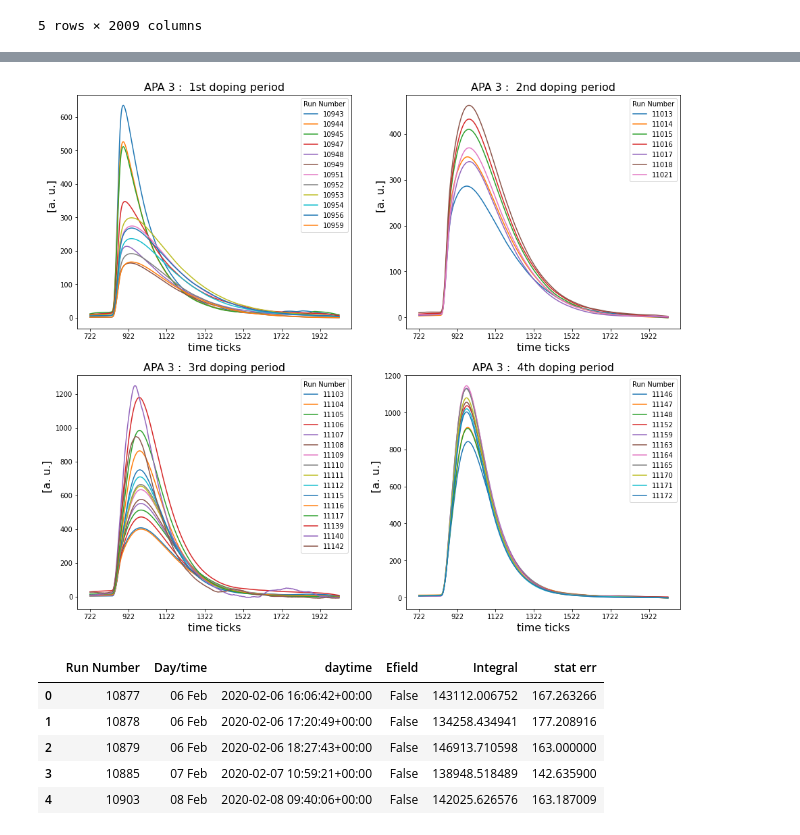
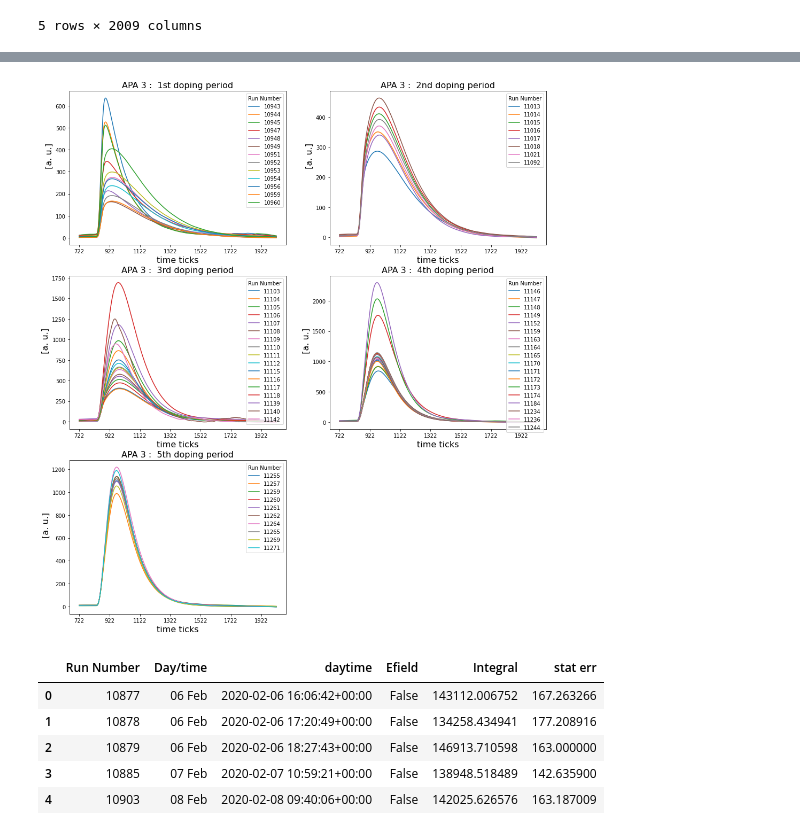
Before and after one commit to stbordoni/Arapuca, a Jupyter notebook: doIntegralPlots.ipynb, the cells around one changed output, grey strips where cells are left out. Saved outputs shown, nothing was run; the diff lists cells and outputs as text; code cells hidden in the pictures.

```diff
--- a/doIntegralPlots.ipynb
+++ b/doIntegralPlots.ipynb
@@ -435,16 +477,16 @@ df_wfapa6_Xe_dop4 = df_goodwf_apa6[apa6_Xedop_4]
 # %%
-fig = plt.figure(figsize=(16,14))
+fig = plt.figure(figsize=(16,18))
 plt.title('APA 6 : average waveforms', fontsize=16)
 
 
-ax1=plt.subplot(221)
+ax1=plt.subplot(321)
 plt.title('APA 6 :  1st doping period', fontsize=16)
 plt.xlabel('time ticks', fontsize=16, ma='right')
 plt.ylabel('         [a. u.]', fontsize=16)
 df_wfapa6_Xe_dop1[700:2000].plot(ax=ax1)
 
 
-ax2=plt.subplot(222)
+ax2=plt.subplot(322)
 plt.title('APA 6 :  2nd doping period', fontsize=16)
 plt.xlabel('time ticks', fontsize=16, ma='right')
 plt.ylabel('         [a. u.]', fontsize=16)
@@ -452,18 +494,27 @@ df_wfapa6_Xe_dop2[700:2000].plot(ax=ax2)
 
 
 
-ax3=plt.subplot(223)
+ax3=plt.subplot(323)
 plt.xlabel('time ticks', fontsize=16, ma='right')
 plt.ylabel('         [a. u.]', fontsize=16)
 plt.title('APA 6 :  3rd doping period', fontsize=16)
 df_wfapa6_Xe_dop3[700:2000].plot(ax=ax3)
 
-ax4=plt.subplot(224)
+ax4=plt.subplot(324)
 plt.title('APA 6 :  4th doping period', fontsize=16)
 plt.xlabel('time ticks', fontsize=16, ma='right')
 plt.ylabel('         [a. u.]', fontsize=16)
 df_wfapa6_Xe_dop4[700:2000].plot(ax=ax4)
 
+
+ax5=plt.subplot(325)
+plt.title('APA 6 :  5th doping period', fontsize=16)
+plt.xlabel('time ticks', fontsize=16, ma='right')
+plt.ylabel('         [a. u.]', fontsize=16)
+df_wfapa6_Xe_dop5[700:2000].plot(ax=ax5)
+
+
+
 plt.show()
 fig.savefig('./av_wfs_APA6_perdopingperiod.pdf')
 # %% [output]
@@ -533,7 +584,8 @@ apa3_Xedop_1 = [c for c in col if (c >=10943) & (c <=10960)]
 apa3_Xedop_2 = [c for c in col if (c >11008) & (c < 11101)  ]
 
 apa3_Xedop_3 = [c for c in col if (c >11102) & (c < 11143)  ]
-apa3_Xedop_4 = [c for c in col if (c >11145)   ]
+apa3_Xedop_4 = [c for c in col if (c >11145) & (c <= 11244) ]
+apa3_Xedop_5 = [c for c in col if (c >=11245) & (c < 11290)  ]
 
 
 df_wfapa3_Xe_pre = df_goodwf_apa3[apa3_Xedop_pre]
@@ -541,43 +593,50 @@ df_wfapa3_Xe_dop1 = df_goodwf_apa3[apa3_Xedop_1]
 df_wfapa3_Xe_dop2 = df_goodwf_apa3[apa3_Xedop_2]
 df_wfapa3_Xe_dop3 = df_goodwf_apa3[apa3_Xedop_3]
 df_wfapa3_Xe_dop4 = df_goodwf_apa3[apa3_Xedop_4]
+df_wfapa3_Xe_dop5 = df_goodwf_apa3[apa3_Xedop_5]
 # %%
-fig = plt.figure(figsize=(16,14))
+fig = plt.figure(figsize=(16,18))
 plt.title('APA 3 : average waveforms', fontsize=16)
 
 
-ax1=plt.subplot(221)
+ax1=plt.subplot(321)
 plt.title('APA 3 :  1st doping period', fontsize=16)
 plt.xlabel('time ticks', fontsize=16)
 plt.ylabel('         [a. u.]', fontsize=16)
 df_wfapa3_Xe_dop1[700:2000].plot(ax=ax1)
 
-ax2=plt.subplot(222)
+ax2=plt.subplot(322)
 plt.title('APA 3 :  2nd doping period', fontsize=16)
 plt.xlabel('time ticks', fontsize=16)
 plt.ylabel('         [a. u.]', fontsize=16)
 df_wfapa3_Xe_dop2[700:2000].plot(ax=ax2)
 
 
-ax3=plt.subplot(223)
+ax3=plt.subplot(323)
 plt.title('APA 3 :  3rd doping period', fontsize=16)
 df_wfapa3_Xe_dop3[700:2000].plot(ax=ax3)
 plt.xlabel('time ticks', fontsize=16)
 plt.ylabel('         [a. u.]', fontsize=16)
+df_wfapa3_Xe_dop3[700:2000].plot(ax=ax4)
 
 
-ax4=plt.subplot(224)
+ax4=plt.subplot(324)
 plt.title('APA 3 :  4th doping period', fontsize=16)
 plt.xlabel('time ticks', fontsize=16, ma='right')
 plt.ylabel('         [a. u.]', fontsize=16)
+df_wfapa3_Xe_dop4[700:2000].plot(ax=ax4)
 
-#df_goodwf_apa6[apa6_Xedop_4][700:2000].plot()
-df_wfapa3_Xe_dop4[700:2000].plot(ax=ax4)
+
+ax5=plt.subplot(325)
+plt.title('APA 3 :  5th doping period', fontsize=16)
+plt.xlabel('time ticks', fontsize=16, ma='right')
+plt.ylabel('         [a. u.]', fontsize=16)
+df_wfapa3_Xe_dop5[700:2000].plot(ax=ax5)
 
 plt.show()
 fig.savefig('./av_wfs_APA3_perdopingperiod.pdf')
 # %% [output]
-[figure, old version]
+[figure, new version]
 # %%
 df_apa3_efieldOFF.head()
 # %% [output]
```
Also changed, not shown: parts of 39 cells of this notebook, 2 other files.
